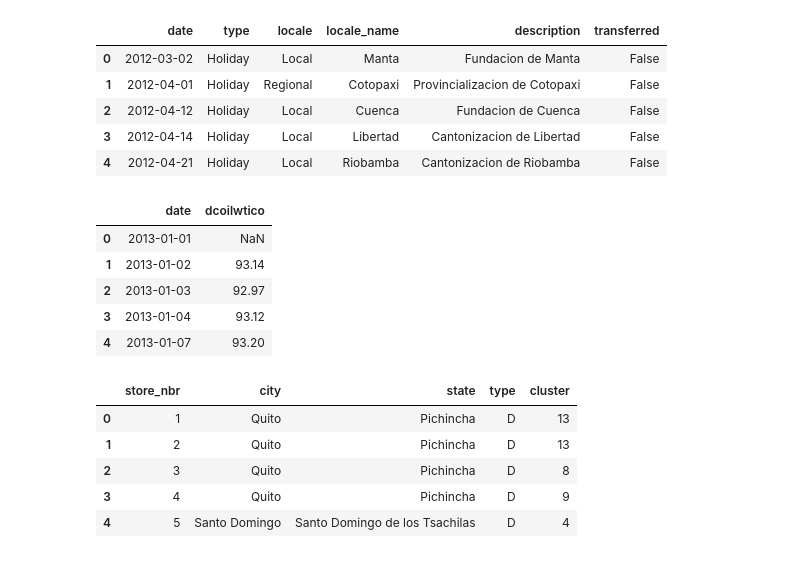
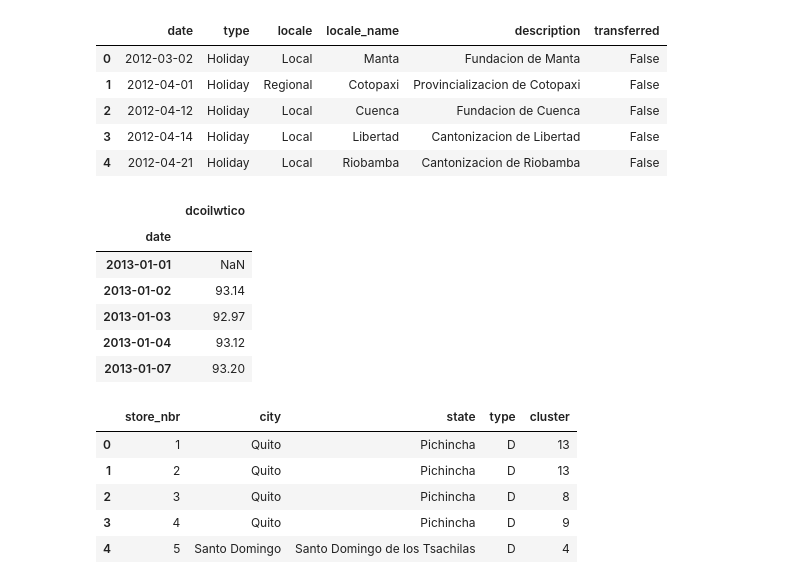
Before and after one commit to fengql123/kaggle, a Jupyter notebook: Store Sales/Store Sales.ipynb, the cells around one changed output. Cells and saved outputs as stored; diff of their text form; code cells hidden in the pictures.

```diff
--- a/Store Sales/Store Sales.ipynb
+++ b/Store Sales/Store Sales.ipynb
@@ -32,16 +49,17 @@ holidays_events.head()
 | 3 | 2012-04-14 | Holiday | Local | Libertad | Cantonizacion de Libertad | False |
 | 4 | 2012-04-21 | Holiday | Local | Riobamba | Cantonizacion de Riobamba | False |
 # %%
-oil = pd.read_csv(path + 'oil.csv')
+oil = pd.read_csv(path + 'oil.csv',parse_dates=['date'], infer_datetime_format = True, index_col='date')
 
 oil.head()
 # %% [output]
-|  | date | dcoilwtico |
-| 0 | 2013-01-01 | NaN |
-| 1 | 2013-01-02 | 93.14 |
-| 2 | 2013-01-03 | 92.97 |
-| 3 | 2013-01-04 | 93.12 |
-| 4 | 2013-01-07 | 93.20 |
+|  | dcoilwtico |
+| date |  |
+| 2013-01-01 | NaN |
+| 2013-01-02 | 93.14 |
+| 2013-01-03 | 92.97 |
+| 2013-01-04 | 93.12 |
+| 2013-01-07 | 93.20 |
 # %%
 stores = pd.read_csv(path + 'stores.csv')
 
```
Also changed, not shown: parts of 21 cells of this notebook, 1 other file.
